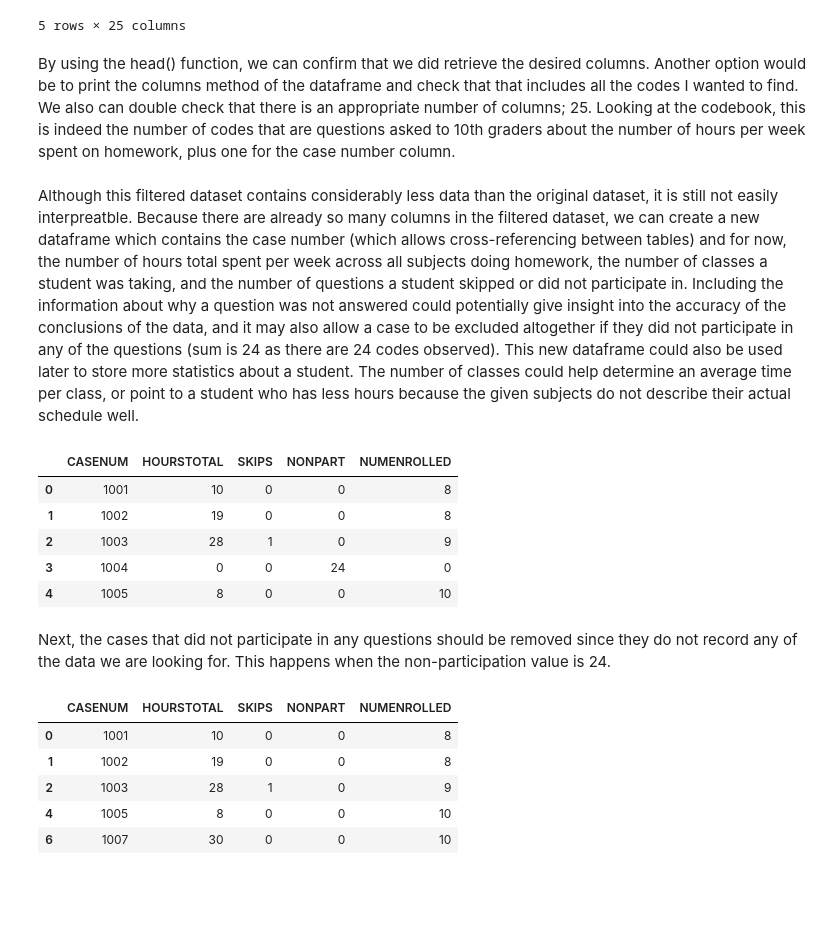
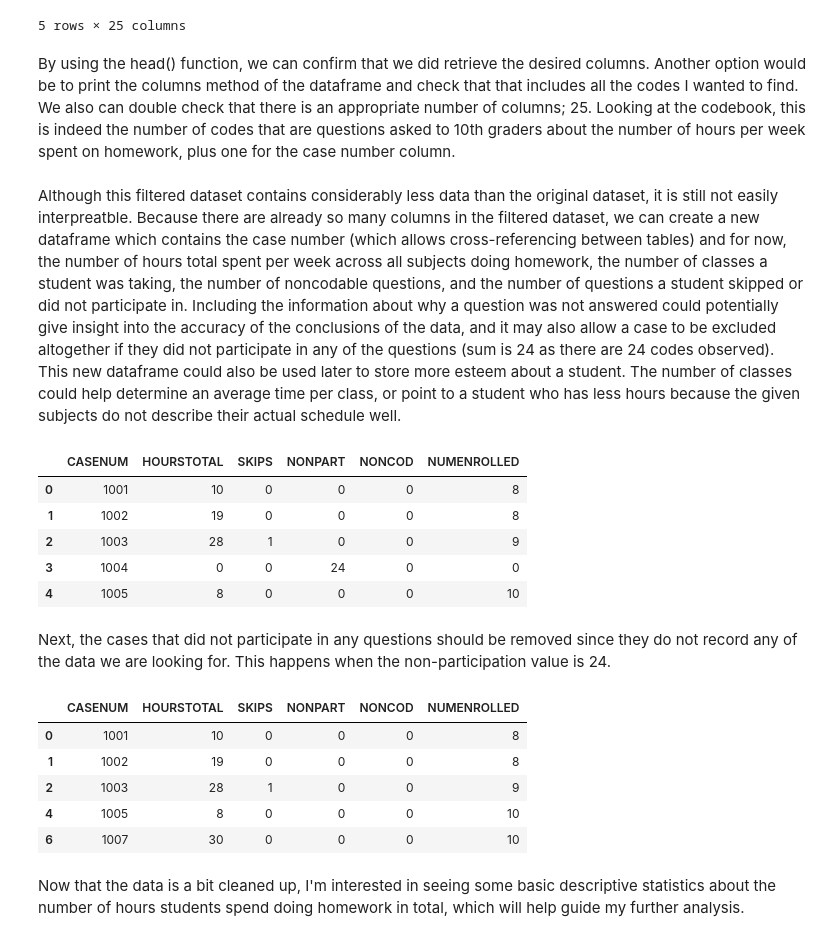
Before and after one commit to shaw5lee/cmsc320_finaltutorial, a Jupyter notebook: tutorial.ipynb, the cells around one changed output. Saved outputs shown, nothing was run; the diff lists cells and outputs as text; code cells hidden in the pictures; blank space fills up the shorter version.

Commit message:
index update formatting

```diff
--- a/tutorial.ipynb
+++ b/tutorial.ipynb
@@ -123,52 +129,56 @@ tenth_hours.head()
 | 4 | 1005 | 1 | -99 | 1 | -99 | 1 | -99 | -99 | -99 | 1 | ... | ... |
 5 rows × 25 columns
 # %% [markdown]
-By using the head() function, we can confirm that we did retrieve the desired columns. Another option would be to print the columns method of the dataframe and check that that includes all the codes I wanted to find.
+By using the head() function, we can confirm that we did retrieve the desired columns. Another option would be to print the columns method of the dataframe and check that that includes all the codes I wanted to find. <br>
 We also can double check that there is an appropriate number of columns; 25. Looking at the codebook, this is indeed the number of codes that are questions asked to 10th graders about the number of hours per week spent on homework, plus one for the case number column.
 # %% [markdown]
 Although this filtered dataset contains considerably less data than the original dataset, it is still not easily interpreatble.
-Because there are already so many columns in the filtered dataset, we can create a new dataframe which contains the case number (which allows cross-referencing between tables) and for now, the number of hours total spent per week across all subjects doing homework, the number of classes a student was taking, and the number of questions a student skipped or did not participate in.
-Including the information about why a question was not answered could potentially give insight into the accuracy of the conclusions of the data, and it may also allow a case to be excluded altogether if they did not participate in any of the questions (sum is 24 as there are 24 codes observed).
-This new dataframe could also be used later to store more statistics about a student. The number of classes could help determine an average time per class, or point to a student who has less hours because the given subjects do not describe their actual schedule well.
+Because there are already so many columns in the filtered dataset, we can create a new dataframe which contains the case number (which allows cross-referencing between tables) and for now, the number of hours total spent per week across all subjects doing homework, the number of classes a student was taking, the number of noncodable questions, and the number of questions a student skipped or did not participate in.
+Including the information about why a question was not answered could potentially give insight into the accuracy of the conclusions of the data, and it may also allow a case to be excluded altogether if they did not participate in any of the questions (sum is 24 as there are 24 codes observed).<br>
+This new dataframe could also be used later to store more esteem about a student. The number of classes could help determine an average time per class, or point to a student who has less hours because the given subjects do not describe their actual schedule well.
 # %%
-statistics = pd.DataFrame(columns=['CASENUM', 'HOURSTOTAL', 'SKIPS', 'NONPART', 'NUMENROLLED'])
+statistics = pd.DataFrame(columns=['CASENUM', 'HOURSTOTAL', 'SKIPS', 'NONPART', 'NONCOD', 'NUMENROLLED'])
 
 
 # Getting the column names for the full tenth grade datset.
 # The values at CASENUM are not answers to a question and is removed from this list
 columns = list(tenth_hours)
 columns.remove('CASENUM')
 
 for index, row in tenth_hours.iterrows():
     total_hours = 0
     skips = 0
     nonpart = 0
+    non_code = 0
     num_enrolled = 0
 
     # iterate over each column name in the dataframe
     for code in columns:
         if row[code] == -98:
             # response is blank (no response)
             skips += 1
 
         elif row[code] == -95:
             # student did not participate in this question
             nonpart += 1
 
+        elif row[code] == -96:
+            non_code += 1
+
         elif row[code] != -99:
             num_enrolled += 1
-            total_hours += row[code]
+            total_hours += int(row[code])
 
-    statistics.loc[len(statistics.index)] = [row['CASENUM'], total_hours, skips, nonpart, num_enrolled]
+    statistics.loc[len(statistics.index)] = [row['CASENUM'], total_hours, skips, nonpart, non_code, num_enrolled]
 
 statistics.head()
 # %% [output]
-|  | CASENUM | HOURSTOTAL | SKIPS | NONPART | NUMENROLLED |
-| 0 | 1001 | 10 | 0 | 0 | 8 |
-| 1 | 1002 | 19 | 0 | 0 | 8 |
-| 2 | 1003 | 28 | 1 | 0 | 9 |
-| 3 | 1004 | 0 | 0 | 24 | 0 |
-| 4 | 1005 | 8 | 0 | 0 | 10 |
+|  | CASENUM | HOURSTOTAL | SKIPS | NONPART | NONCOD | NUMENROLLED |
+| 0 | 1001 | 10 | 0 | 0 | 0 | 8 |
+| 1 | 1002 | 19 | 0 | 0 | 0 | 8 |
+| 2 | 1003 | 28 | 1 | 0 | 0 | 9 |
+| 3 | 1004 | 0 | 0 | 24 | 0 | 0 |
+| 4 | 1005 | 8 | 0 | 0 | 0 | 10 |
 # %% [markdown]
 Next, the cases that did not participate in any questions should be removed since they do not record any of the data we are looking for. This happens when the non-participation value is 24.
 # %%
@@ -178,9 +188,11 @@ statistics = statistics[statistics.NONPART != 24]
 
 statistics.head()
 # %% [output]
-|  | CASENUM | HOURSTOTAL | SKIPS | NONPART | NUMENROLLED |
-| 0 | 1001 | 10 | 0 | 0 | 8 |
-| 1 | 1002 | 19 | 0 | 0 | 8 |
-| 2 | 1003 | 28 | 1 | 0 | 9 |
-| 4 | 1005 | 8 | 0 | 0 | 10 |
-| 6 | 1007 | 30 | 0 | 0 | 10 |
+|  | CASENUM | HOURSTOTAL | SKIPS | NONPART | NONCOD | NUMENROLLED |
+| 0 | 1001 | 10 | 0 | 0 | 0 | 8 |
+| 1 | 1002 | 19 | 0 | 0 | 0 | 8 |
+| 2 | 1003 | 28 | 1 | 0 | 0 | 9 |
+| 4 | 1005 | 8 | 0 | 0 | 0 | 10 |
+| 6 | 1007 | 30 | 0 | 0 | 0 | 10 |
+# %% [markdown]
+Now that the data is a bit cleaned up, I'm interested in seeing some basic descriptive statistics about the number of hours students spend doing homework in total, which will help guide my further analysis.
```
Also changed, not shown: parts of 31 cells of this notebook, 1 other file.
